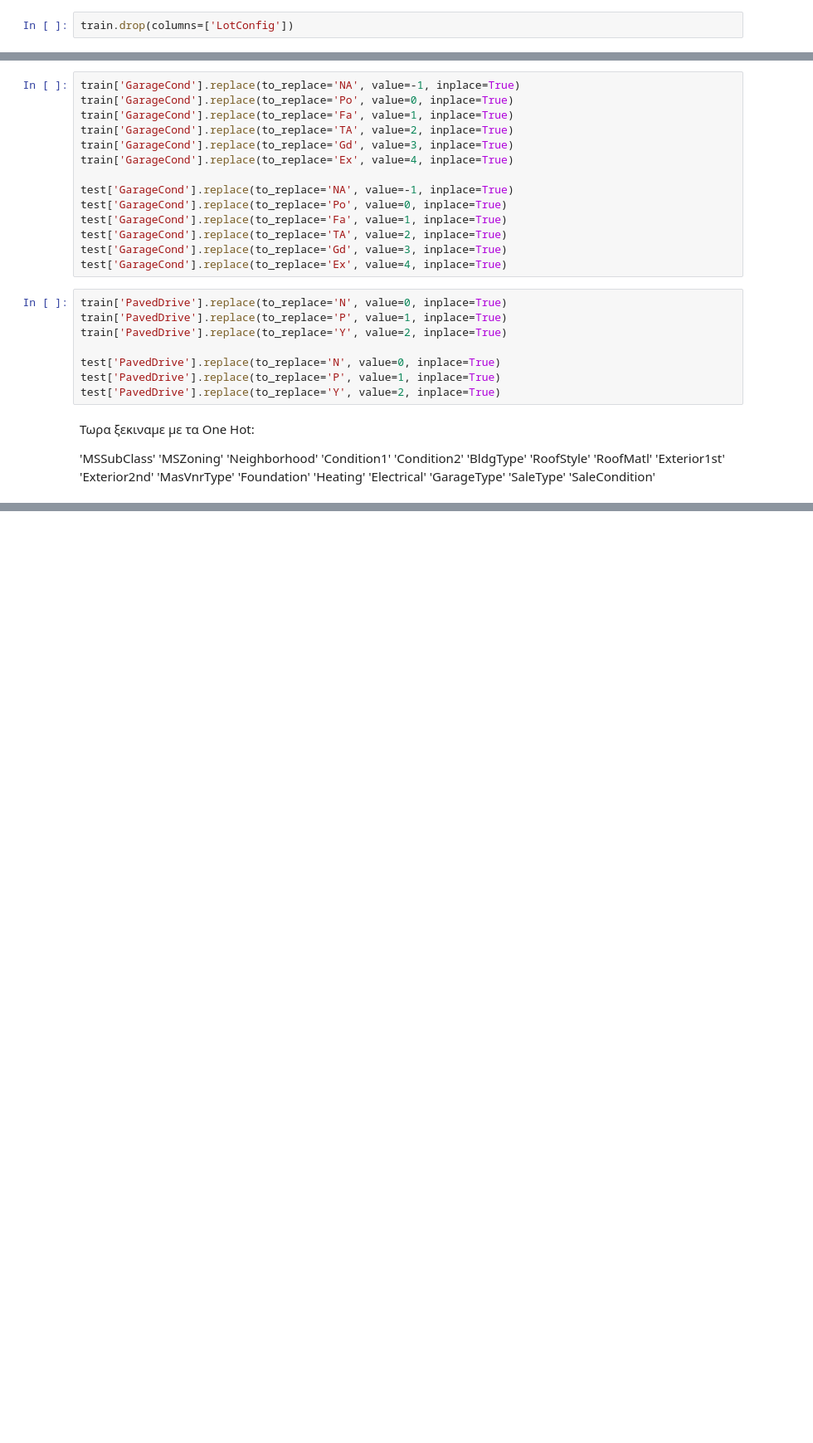
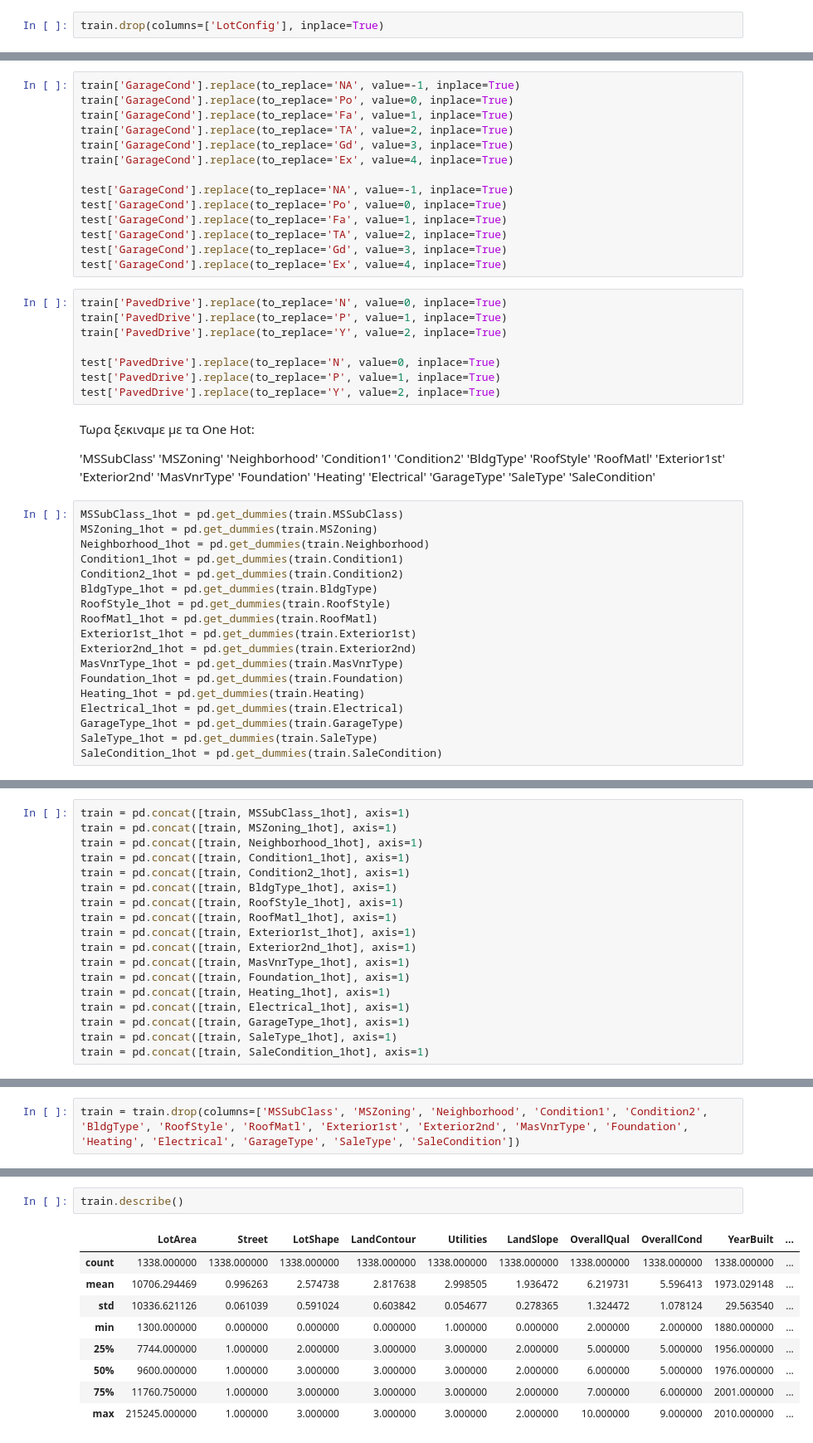
Before and after one commit to eb2004/IOWA_Housing, a Jupyter notebook: my_solution.ipynb, the cells around one changed output, grey strips where cells are left out. Shown: that part at 83% size. Drawn from its saved outputs; the diff is of its cells as text; blank space fills up the shorter version.

```diff
--- a/my_solution.ipynb
+++ b/my_solution.ipynb
@@ -131,4 +131,4 @@ test['Utilities'].replace(to_replace='NoSewa', value=1, inplace=True)
 test['Utilities'].replace(to_replace='NoSewr', value=2, inplace=True)
 test['Utilities'].replace(to_replace='AllPub', value=3, inplace=True)
 # %%
-train.drop(columns=['LotConfig'])
+train.drop(columns=['LotConfig'], inplace=True)
@@ -386,3 +358,21 @@ test['PavedDrive'].replace(to_replace='Y', value=2, inplace=True)
 'GarageType'
 'SaleType'
 'SaleCondition'
+# %%
+MSSubClass_1hot = pd.get_dummies(train.MSSubClass)
+MSZoning_1hot = pd.get_dummies(train.MSZoning)
+Neighborhood_1hot = pd.get_dummies(train.Neighborhood)
+Condition1_1hot = pd.get_dummies(train.Condition1)
+Condition2_1hot = pd.get_dummies(train.Condition2)
+BldgType_1hot = pd.get_dummies(train.BldgType)
+RoofStyle_1hot = pd.get_dummies(train.RoofStyle)
+RoofMatl_1hot = pd.get_dummies(train.RoofMatl)
+Exterior1st_1hot = pd.get_dummies(train.Exterior1st)
+Exterior2nd_1hot = pd.get_dummies(train.Exterior2nd)
+MasVnrType_1hot = pd.get_dummies(train.MasVnrType)
+Foundation_1hot = pd.get_dummies(train.Foundation)
+Heating_1hot = pd.get_dummies(train.Heating)
+Electrical_1hot = pd.get_dummies(train.Electrical)
+GarageType_1hot = pd.get_dummies(train.GarageType)
+SaleType_1hot = pd.get_dummies(train.SaleType)
+SaleCondition_1hot = pd.get_dummies(train.SaleCondition)
@@ -388,0 +397,18 @@ test['PavedDrive'].replace(to_replace='Y', value=2, inplace=True)
+# %%
+train = pd.concat([train, MSSubClass_1hot], axis=1)
+train = pd.concat([train, MSZoning_1hot], axis=1)
+train = pd.concat([train, Neighborhood_1hot], axis=1)
+train = pd.concat([train, Condition1_1hot], axis=1)
+train = pd.concat([train, Condition2_1hot], axis=1)
+train = pd.concat([train, BldgType_1hot], axis=1)
+train = pd.concat([train, RoofStyle_1hot], axis=1)
+train = pd.concat([train, RoofMatl_1hot], axis=1)
+train = pd.concat([train, Exterior1st_1hot], axis=1)
+train = pd.concat([train, Exterior2nd_1hot], axis=1)
+train = pd.concat([train, MasVnrType_1hot], axis=1)
+train = pd.concat([train, Foundation_1hot], axis=1)
+train = pd.concat([train, Heating_1hot], axis=1)
+train = pd.concat([train, Electrical_1hot], axis=1)
+train = pd.concat([train, GarageType_1hot], axis=1)
+train = pd.concat([train, SaleType_1hot], axis=1)
+train = pd.concat([train, SaleCondition_1hot], axis=1)
@@ -388,0 +433,2 @@ test['PavedDrive'].replace(to_replace='Y', value=2, inplace=True)
+# %%
+train = train.drop(columns=['MSSubClass', 'MSZoning', 'Neighborhood', 'Condition1', 'Condition2', 'BldgType', 'RoofStyle', 'RoofMatl', 'Exterior1st', 'Exterior2nd', 'MasVnrType', 'Foundation', 'Heating', 'Electrical', 'GarageType', 'SaleType', 'SaleCondition'])
@@ -388,0 +437,12 @@ test['PavedDrive'].replace(to_replace='Y', value=2, inplace=True)
+# %%
+train.describe()
+# %% [output]
+|  | LotArea | Street | LotShape | LandContour | Utilities | LandSlope | OverallQual | OverallCond | YearBuilt | ... |
+| count | 1338.000000 | 1338.000000 | 1338.000000 | 1338.000000 | 1338.000000 | 1338.000000 | 1338.000000 | 1338.000000 | 1338.000000 | ... |
+| mean | 10706.294469 | 0.996263 | 2.574738 | 2.817638 | 2.998505 | 1.936472 | 6.219731 | 5.596413 | 1973.029148 | ... |
+| std | 10336.621126 | 0.061039 | 0.591024 | 0.603842 | 0.054677 | 0.278365 | 1.324472 | 1.078124 | 29.563540 | ... |
+| min | 1300.000000 | 0.000000 | 0.000000 | 0.000000 | 1.000000 | 0.000000 | 2.000000 | 2.000000 | 1880.000000 | ... |
+| 25% | 7744.000000 | 1.000000 | 2.000000 | 3.000000 | 3.000000 | 2.000000 | 5.000000 | 5.000000 | 1956.000000 | ... |
+| 50% | 9600.000000 | 1.000000 | 3.000000 | 3.000000 | 3.000000 | 2.000000 | 6.000000 | 5.000000 | 1976.000000 | ... |
+| 75% | 11760.750000 | 1.000000 | 3.000000 | 3.000000 | 3.000000 | 2.000000 | 7.000000 | 6.000000 | 2001.000000 | ... |
+| max | 215245.000000 | 1.000000 | 3.000000 | 3.000000 | 3.000000 | 2.000000 | 10.000000 | 9.000000 | 2010.000000 | ... |
```
Also changed, not shown: parts of 18 cells of this notebook.
